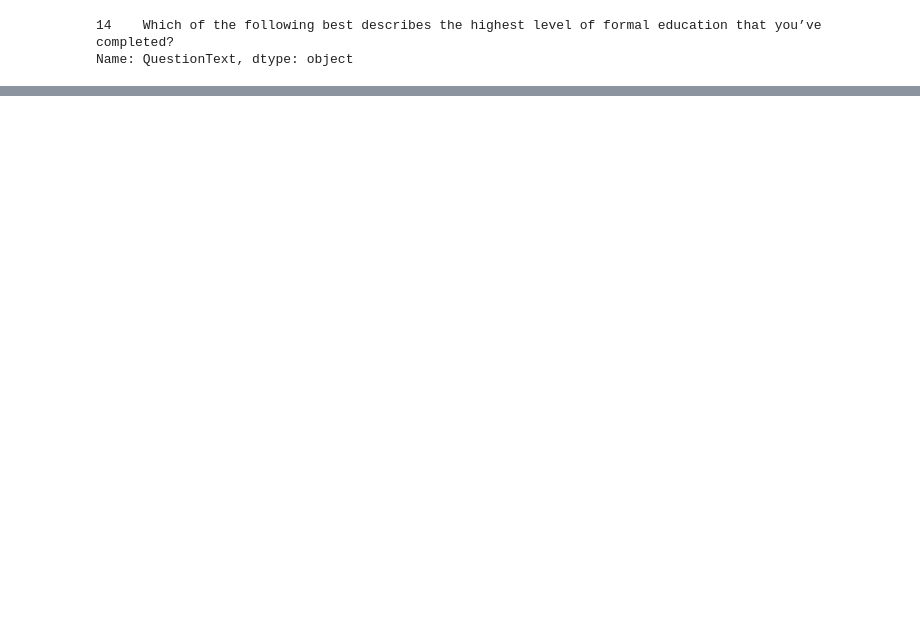
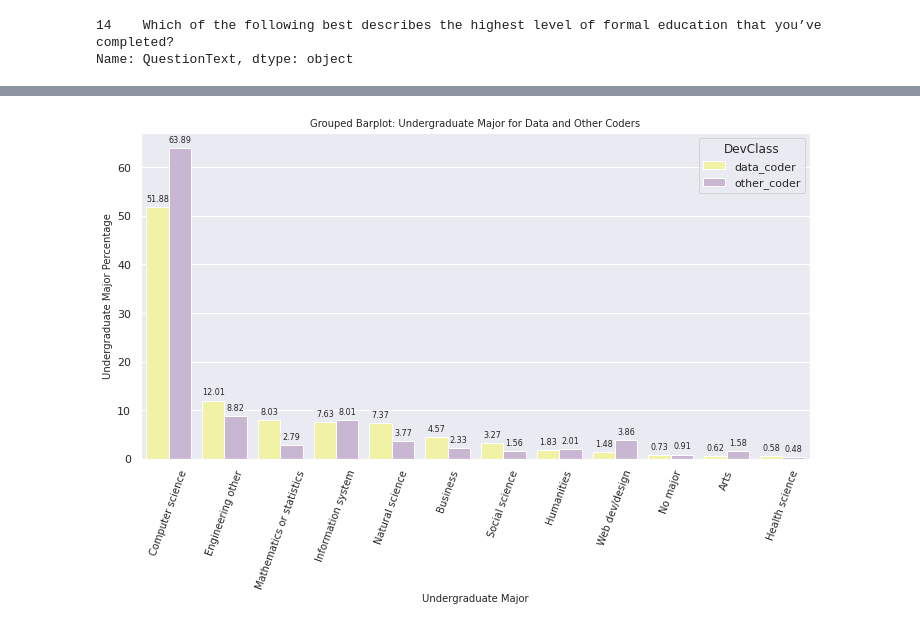
Before and after one commit to SolanaO/Developers_Survey_Analysis, a Jupyter notebook: stackBlogQuestion1.ipynb, the cells around one changed output, grey strips where cells are left out. Saved outputs shown, nothing was run; the diff lists cells and outputs as text; code cells hidden in the pictures; blank space fills up the shorter version.

```diff
--- a/stackBlogQuestion1.ipynb
+++ b/stackBlogQuestion1.ipynb
@@ -181,0 +158,8 @@ We observe from this heat map, that the percentages of data coders with higher e
+# %%
+# use groupby() to get the percentage of developers with each major
+UndergradMajor_perc = df1.groupby('DevClass')['UndergradMajor'].value_counts(normalize=True)
+UndergradMajor_perc = UndergradMajor_perc.round(4)*100
+# %%
+# convert the series into a dataframe object
+UndergradMajor_perc = UndergradMajor_perc.reset_index(name='perc')
+UndergradMajor_perc
@@ -181,0 +184,23 @@ We observe from this heat map, that the percentages of data coders with higher e
+# %%
+# set the figure size
+plt.figure(figsize=(12, 6))
+
+# create the plot
+g=sns.barplot(data=UndergradMajor_perc, x='UndergradMajor', y='perc', hue='DevClass')
+
+# set labels, title, xticks properties
+plt.xlabel('Undergraduate Major', size=10)
+plt.ylabel('Undergraduate Major Percentage', size=10)
+plt.title('Grouped Barplot: Undergraduate Major for Data and Other Coders', size=10)
+plt.xticks(size=10, rotation = 70);
+
+# annotate the bars
+for p in g.patches:
+    g.annotate(p.get_height().round(2),
+                   (p.get_x() + p.get_width() / 2., p.get_height()),
+                   ha = 'center', va = 'center',
+                   size=8,
+                   xytext = (0, 8),
+                   textcoords = 'offset points')
+# %% [output]
+[figure, added]
```
Also changed, not shown: parts of 32 cells of this notebook.
